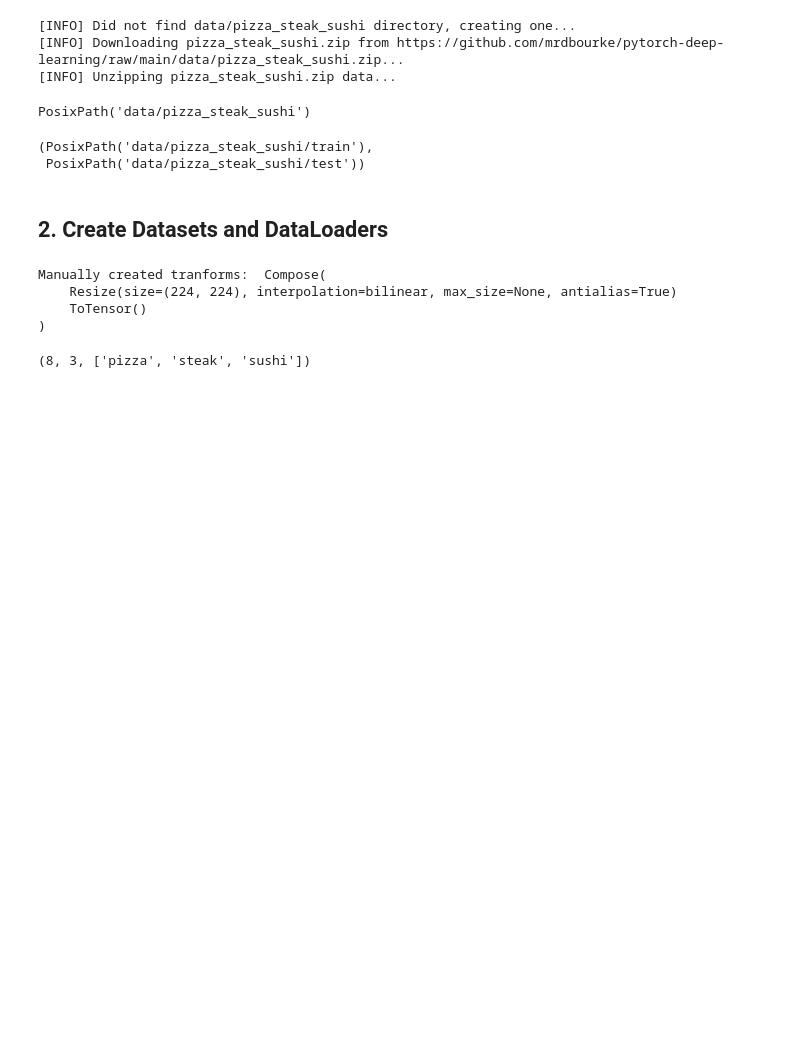
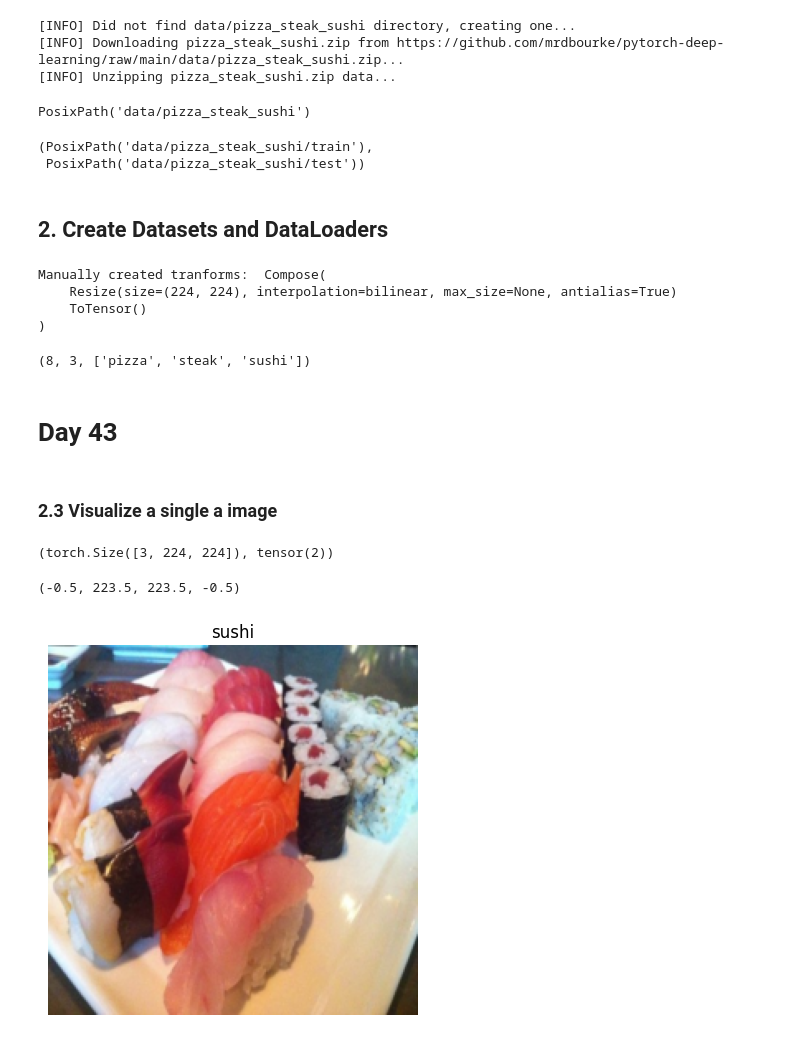
Before and after one commit to nabinyd/60-Days-of-learning, a Jupyter notebook: DLPT_08_paper_replicating.ipynb, the cells around one changed output. Cells and saved outputs as stored; diff of their text form; code cells hidden in the pictures; blank space fills up the shorter version.

```diff
--- a/DLPT_08_paper_replicating.ipynb
+++ b/DLPT_08_paper_replicating.ipynb
@@ -130,3 +130,27 @@ train_dataloader, test_dataloader, class_names = data_setup.create_dataloaders(
 len(train_dataloader), len(test_dataloader), class_names
 # %% [output]
 (8, 3, ['pizza', 'steak', 'sushi'])
+# %% [markdown]
+# Day 43
+# %% [markdown]
+### 2.3 Visualize a single a image
+# %%
+# Get a batch of images
+image_batch, label_batch = next(iter(train_dataloader))
+
+# Get a single image and label from the batch
+image, label = image_batch[0], label_batch[0]
+
+# View the single image and label shapes
+image.shape, label
+# %% [output]
+(torch.Size([3, 224, 224]), tensor(2))
+# %%
+# Plot the image with matplotlib
+import matplotlib.pyplot as plt
+plt.imshow(image.permute(1, 2, 0))   # (color_channels, height, width) --> (height, width, color_channels)
+plt.title(class_names[label])
+plt.axis(False)
+# %% [output]
+(-0.5, 223.5, 223.5, -0.5)
+[figure, added]
```
Also changed, not shown: parts of 4 cells of this notebook.
